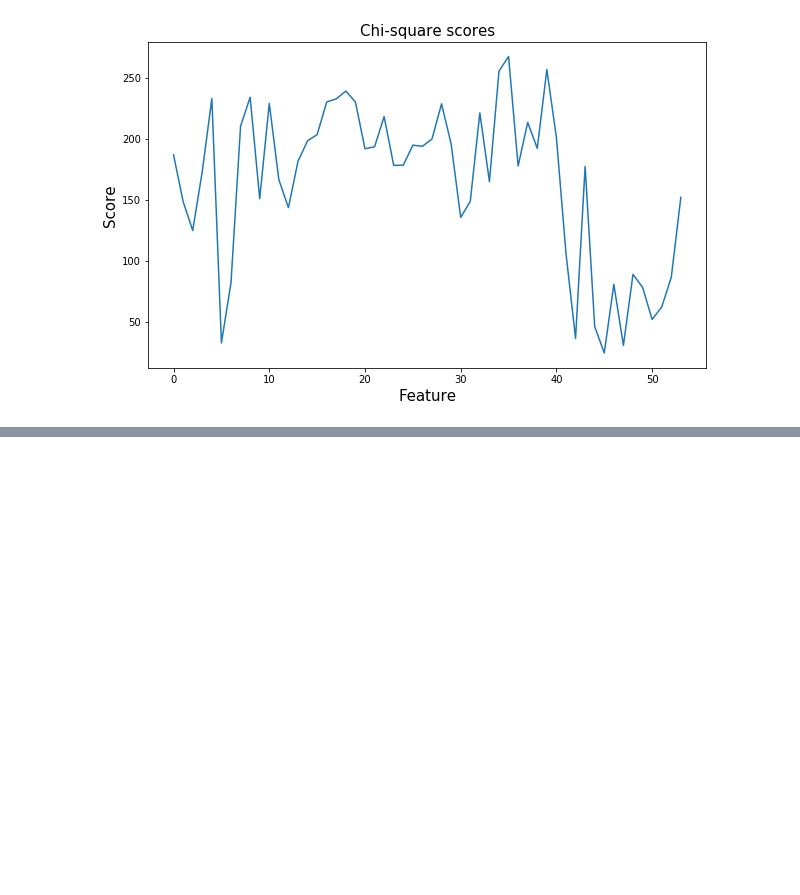
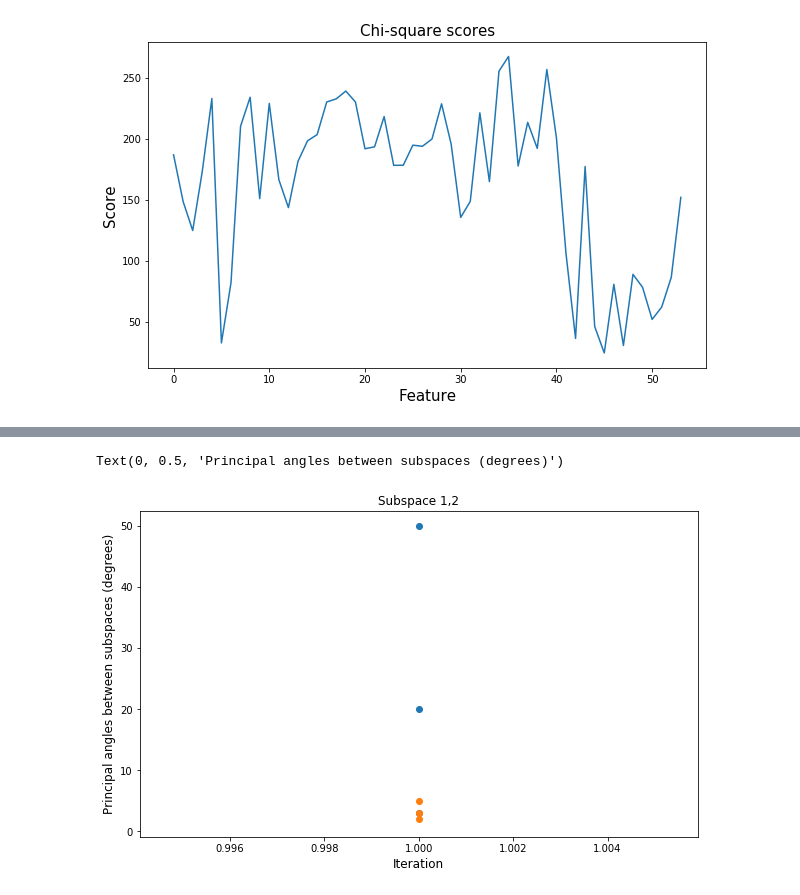
Before and after one commit to soniakhilesh/divorceanalytics, a Jupyter notebook: eda.ipynb, the cells around one changed output, grey strips where cells are left out. Saved outputs shown, nothing was run; the diff lists cells and outputs as text; code cells hidden in the pictures; blank space fills up the shorter version.

```diff
--- a/eda.ipynb
+++ b/eda.ipynb
@@ -126,0 +186,15 @@ The R2 of the best model is: 0.9160915032679738
+# %%
+import matplotlib.pyplot as plt
+from matplotlib.pyplot import figure
+f=figure(figsize=(10,6))
+it=1
+plt.scatter([it for i in range(len(c))],c)
+s1,s2=1,2
+c=np.array([5,2,3])
+plt.scatter([it for i in range(len(c))],c)
+plt.title("Subspace {},{}".format(s1,s2))
+plt.xlabel("Iteration",fontsize=12)
+plt.ylabel("Principal angles between subspaces (degrees)",fontsize=12)
+# %% [output]
+Text(0, 0.5, 'Principal angles between subspaces (degrees)')
+[figure, added]
```
Also changed, not shown: parts of 11 cells of this notebook, 1 other file.
